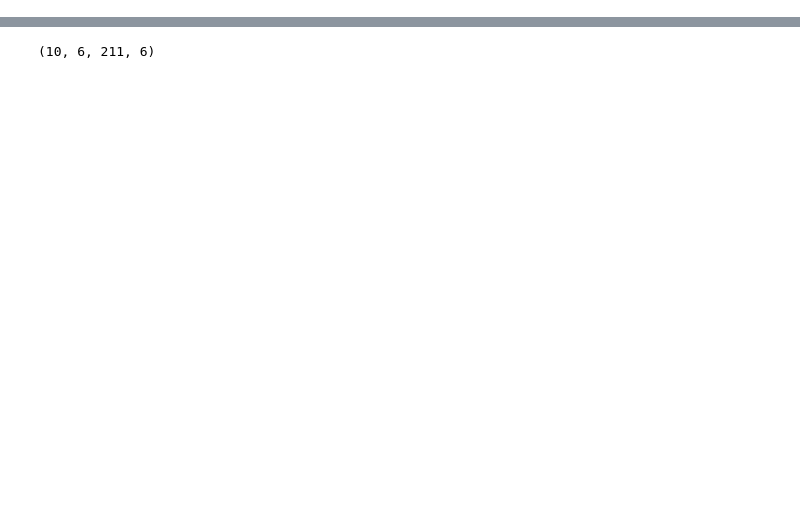
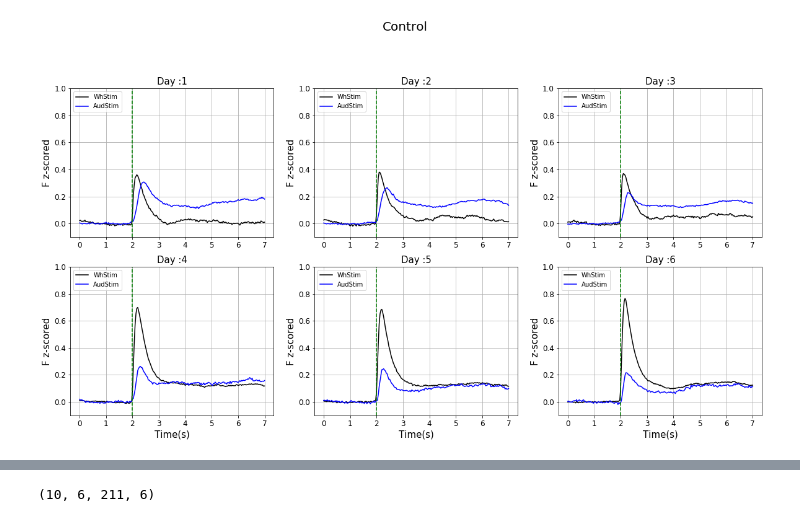
Before and after one commit to foustoukosg/CalciumImagingPython, a Jupyter notebook: Plot_Mean_Responses.ipynb, the cells around one changed output, grey strips where cells are left out. Drawn from its saved outputs; the diff is of its cells as text; code cells hidden in the pictures; blank space fills up the shorter version.

```diff
--- a/Plot_Mean_Responses.ipynb
+++ b/Plot_Mean_Responses.ipynb
@@ -98,2 +145,0 @@ Calculating mean for mouse: GF207
-# %%
-mouse = 'GF173'
@@ -103,0 +210,23 @@ True
+# %%
+dataDaysSS = np.zeros([SS,6,211,8])
+dataDaysFS = np.zeros([FS,6,211,8])
+CounterFS = 0
+CounterSS = 0
+
+for i, mouse in enumerate(MiceToAnalyze):
+
+    print('Checking : ' + mouse + '...')
+
+    if LearningDictionary[mouse]:
+
+        print('Fast switcher')
+
+        dataDaysFS[CounterFS,:,:,:] = dataDays[i,:,:,:]
+        CounterFS += 1
+
+    else:
+
+        print('Slow switcher')
+
+        dataDaysSS[CounterSS,:,:,:] = dataDays[i,:,:,:]
+        CounterSS += 1
@@ -103,0 +254,21 @@ True
+# %%
+time = np.array(range(0,211))/30
+plt.figure(figsize=(20, 15))
+for i in range(6):
+    plt.subplot(3,3,i+1)
+    plt.ylim(-0.1,1)
+    plt.plot(time,np.mean(dataDays[:,i,:,6],axis = 0),'k',label = 'WhStim')
+    plt.title('Day :' + str(i+1),fontsize=15)
+    if i in [3,4,5]:
+        plt.xlabel('Time(s)',fontsize=15)
+    plt.ylabel('F z-scored',fontsize=15)
+    plt.plot(time,np.mean(dataDays[:,i,:,7],axis = 0),'b',label = 'AudStim')
+    plt.legend(loc='upper left')
+    plt.grid(True,linestyle='-')
+    plt.axvline(x=2,color = 'g',linestyle='--')
+    plt.rc('xtick', labelsize=12)
+    plt.rc('ytick', labelsize=12)
+    plt.suptitle('Control',fontsize =20)
+    #plt.plot(np.mean(AllData[i]['WH']['WHDFF'],axis = (0,2))[:]-np.mean(AllData[i]['CR']['CRDFF'],axis = (0,2))[:])
+# %% [output]
+[figure, added]
```
Also changed, not shown: parts of 25 cells of this notebook, 8 other files.
